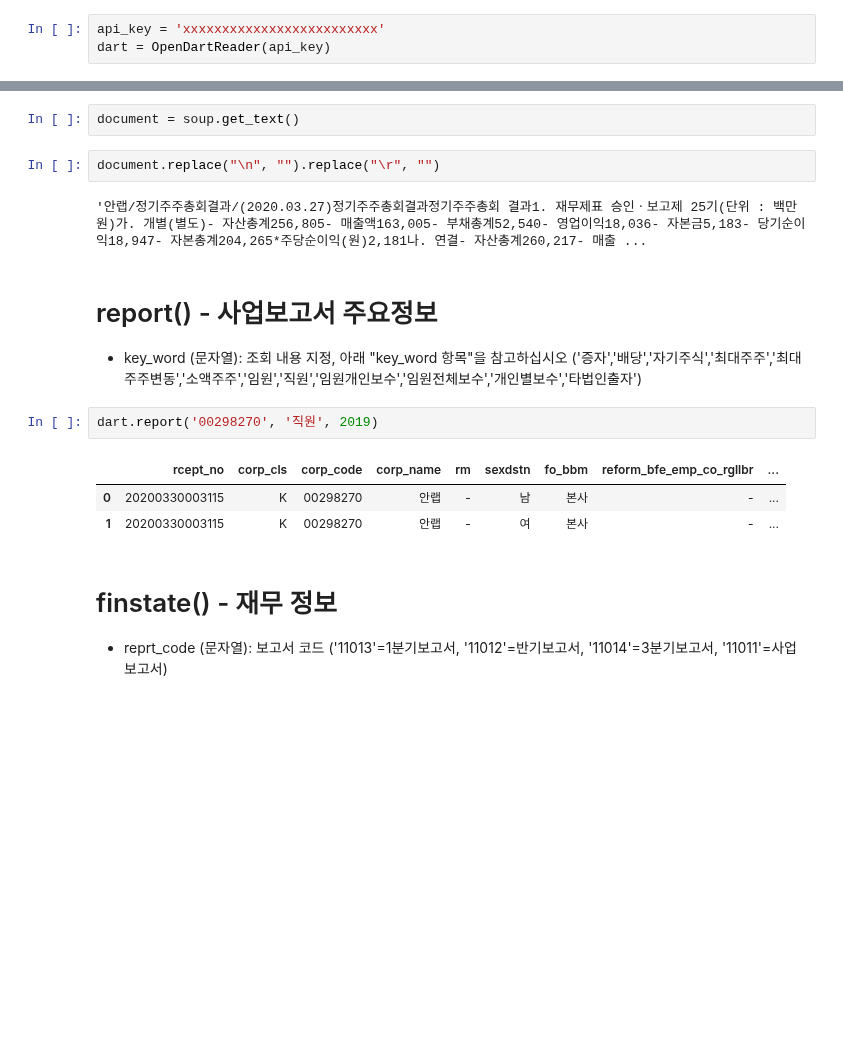
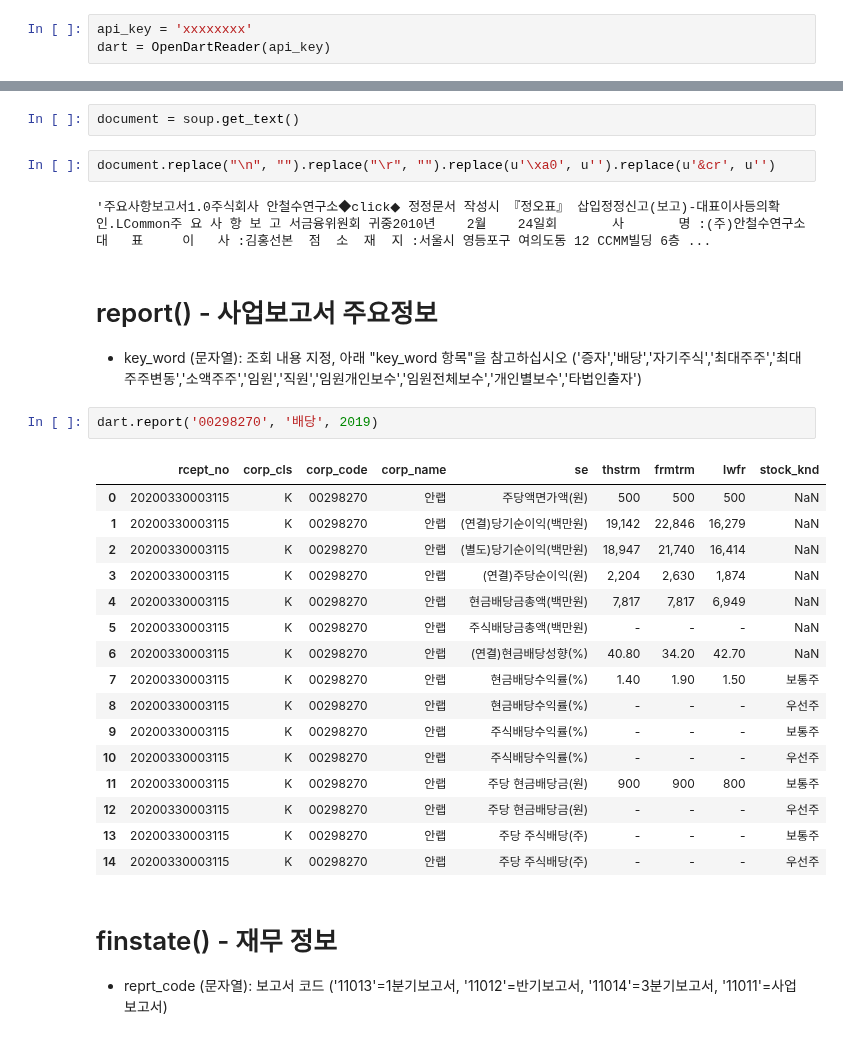
Before and after one commit to nockchun/rsnet, a Jupyter notebook: lecture_source/collect_analysis/data01_dart-api.ipynb, the cells around one changed output, grey strips where cells are left out. Drawn from its saved outputs; the diff is of its cells as text; blank space fills up the shorter version.

```diff
--- a/lecture_source/collect_analysis/data01_dart-api.ipynb
+++ b/lecture_source/collect_analysis/data01_dart-api.ipynb
@@ -11,7 +11,7 @@ import OpenDartReader
 from bs4 import BeautifulSoup
 import pandas as pd
 # %%
-api_key = 'xxxxxxxxxxxxxxxxxxxxxxxxx'
+api_key = 'xxxxxxxx'
 dart = OpenDartReader(api_key)
 # %% [markdown]
 # find_corp_code() - 고유번호 얻기
@@ -53,18 +55,31 @@ soup = BeautifulSoup(xml_text, "html.parser")
 # %%
 document = soup.get_text()
 # %%
-document.replace("\n", "").replace("\r", "")
+document.replace("\n", "").replace("\r", "").replace(u'\xa0', u'').replace(u'&cr', u'')
 # %% [output]
-'안랩/정기주주총회결과/(2020.03.27)정기주주총회결과정기주주총회 결과1. 재무제표 승인ㆍ보고제 25기(단위 : 백만원)가. 개별(별도)- 자산총계256,805- 매출액163,005- 부채총계52,540- 영업이익18,036- 자본금5,183- 당기순이익18,947- 자본총계204,265*주당순이익(원)2,181나. 연결- 자산총계260,217- 매출 ...
+'주요사항보고서1.0주식회사 안철수연구소◆click◆ 정정문서 작성시 『정오표』 삽입정정신고(보고)-대표이사등의확인.LCommon주 요 사 항 보 고 서금융위원회 귀중2010년    2월    24일회       사       명 :(주)안철수연구소대   표     이   사 :김홍선본  점  소  재  지 :서울시 영등포구 여의도동 12 CCMM빌딩 6층 ...
 # %% [markdown]
 # report() - 사업보고서 주요정보
 * key_word (문자열): 조회 내용 지정, 아래 "key_word 항목"을 참고하십시오 ('증자','배당','자기주식','최대주주','최대주주변동','소액주주','임원','직원','임원개인보수','임원전체보수','개인별보수','타법인출자')
 # %%
-dart.report('00298270', '직원', 2019)
+dart.report('00298270', '배당', 2019)
 # %% [output]
-|  | rcept_no | corp_cls | corp_code | corp_name | rm | sexdstn | fo_bbm | reform_bfe_emp_co_rgllbr | ... |
-| 0 | 20200330003115 | K | 00298270 | 안랩 | - | 남 | 본사 | - | ... |
-| 1 | 20200330003115 | K | 00298270 | 안랩 | - | 여 | 본사 | - | ... |
+|  | rcept_no | corp_cls | corp_code | corp_name | se | thstrm | frmtrm | lwfr | stock_knd |
+| 0 | 20200330003115 | K | 00298270 | 안랩 | 주당액면가액(원) | 500 | 500 | 500 | NaN |
+| 1 | 20200330003115 | K | 00298270 | 안랩 | (연결)당기순이익(백만원) | 19,142 | 22,846 | 16,279 | NaN |
+| 2 | 20200330003115 | K | 00298270 | 안랩 | (별도)당기순이익(백만원) | 18,947 | 21,740 | 16,414 | NaN |
+| 3 | 20200330003115 | K | 00298270 | 안랩 | (연결)주당순이익(원) | 2,204 | 2,630 | 1,874 | NaN |
+| 4 | 20200330003115 | K | 00298270 | 안랩 | 현금배당금총액(백만원) | 7,817 | 7,817 | 6,949 | NaN |
+| 5 | 20200330003115 | K | 00298270 | 안랩 | 주식배당금총액(백만원) | - | - | - | NaN |
+| 6 | 20200330003115 | K | 00298270 | 안랩 | (연결)현금배당성향(%) | 40.80 | 34.20 | 42.70 | NaN |
+| 7 | 20200330003115 | K | 00298270 | 안랩 | 현금배당수익률(%) | 1.40 | 1.90 | 1.50 | 보통주 |
+| 8 | 20200330003115 | K | 00298270 | 안랩 | 현금배당수익률(%) | - | - | - | 우선주 |
+| 9 | 20200330003115 | K | 00298270 | 안랩 | 주식배당수익률(%) | - | - | - | 보통주 |
+| 10 | 20200330003115 | K | 00298270 | 안랩 | 주식배당수익률(%) | - | - | - | 우선주 |
+| 11 | 20200330003115 | K | 00298270 | 안랩 | 주당 현금배당금(원) | 900 | 900 | 800 | 보통주 |
+| 12 | 20200330003115 | K | 00298270 | 안랩 | 주당 현금배당금(원) | - | - | - | 우선주 |
+| 13 | 20200330003115 | K | 00298270 | 안랩 | 주당 주식배당(주) | - | - | - | 보통주 |
+| 14 | 20200330003115 | K | 00298270 | 안랩 | 주당 주식배당(주) | - | - | - | 우선주 |
 # %% [markdown]
 # finstate() - 재무 정보
 * reprt_code (문자열): 보고서 코드 ('11013'=1분기보고서, '11012'=반기보고서, '11014'=3분기보고서, '11011'=사업보고서)
```
Also changed, not shown: parts of 4 cells of this notebook, 13 other files.
